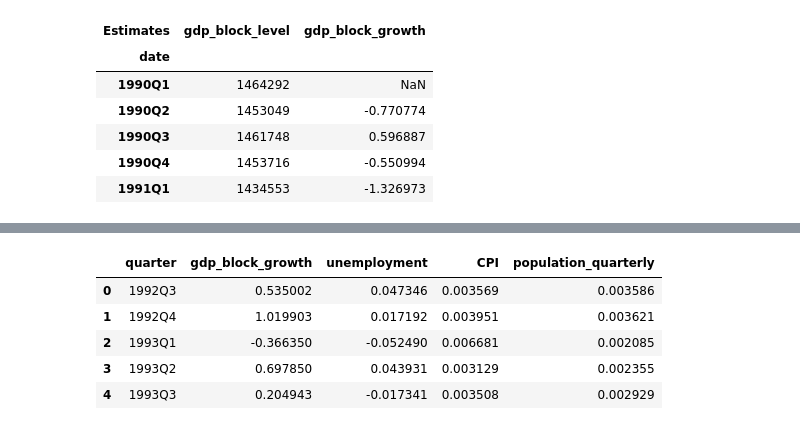
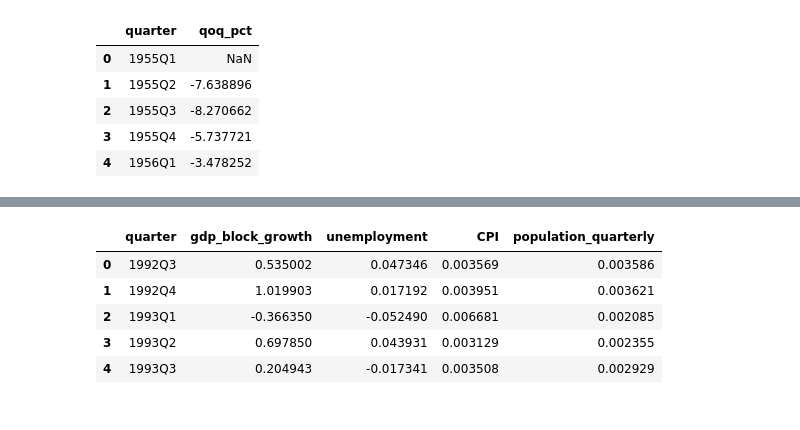
Before and after one commit to SailofRoses/baseline_models, a Jupyter notebook: Forecast/var.ipynb, the cells around one changed output, grey strips where cells are left out. Cells and saved outputs as stored; diff of their text form; code cells hidden in the pictures.

```diff
--- a/Forecast/var.ipynb
+++ b/Forecast/var.ipynb
@@ -415,10 +130,9 @@ Quarterly Average Unemployment Rate:
 # %%
-gdp_q.head()
+unemploy_quarterly_growth.head()
 # %% [output]
-| Estimates | gdp_block_level | gdp_block_growth |
-| date |  |  |
-| 1990Q1 | 1464292 | NaN |
-| 1990Q2 | 1453049 | -0.770774 |
-| 1990Q3 | 1461748 | 0.596887 |
-| 1990Q4 | 1453716 | -0.550994 |
-| 1991Q1 | 1434553 | -1.326973 |
+|  | quarter | qoq_pct |
+| 0 | 1955Q1 | NaN |
+| 1 | 1955Q2 | -7.638896 |
+| 2 | 1955Q3 | -8.270662 |
+| 3 | 1955Q4 | -5.737721 |
+| 4 | 1956Q1 | -3.478252 |
```
Also changed, not shown: parts of 45 cells of this notebook, 15 other files.
